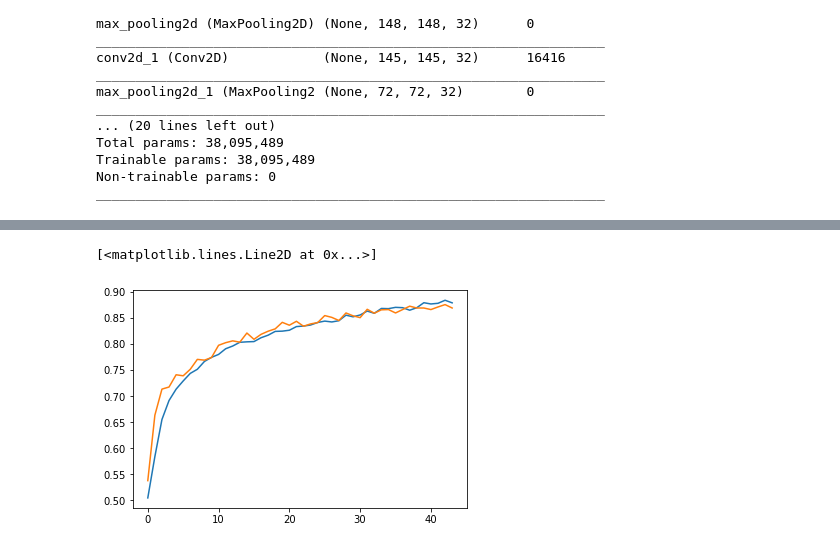
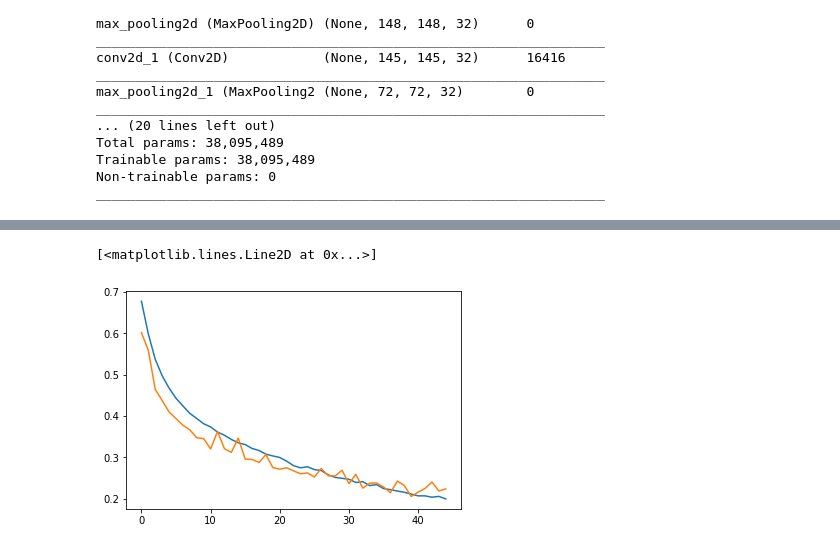
Before and after one commit to dan393/Dissertation, a Jupyter notebook: Code/dissertation/Pets-dataset.ipynb, the cells around one changed output, grey strips where cells are left out. Cells and saved outputs as stored; diff of their text form; code cells hidden in the pictures.

Commit message:
saved model catsdogs with history

```diff
--- a/Code/dissertation/Pets-dataset.ipynb
+++ b/Code/dissertation/Pets-dataset.ipynb
@@ -256,3 +231,0 @@ fit(x=None, y=None, batch_size=None, epochs=1, verbose=1, callbacks=None, valida
-# %%
-history = results.history
-history
@@ -276,0 +240,2 @@ history
+# %%
+history_dict = pd.read_csv("history_catsdogs.csv")
@@ -277,6 +245,6 @@ history
 # %%
-plt.plot(history['accuracy'])
-plt.plot(history['val_accuracy'])
+plt.plot(history_dict['loss'])
+plt.plot(history['val_loss'])
 # %% [output]
 [<matplotlib.lines.Line2D at 0x...>]
-[figure, old version]
+[figure, new version]
```
Also changed, not shown: parts of 19 cells of this notebook, 1 other file.
